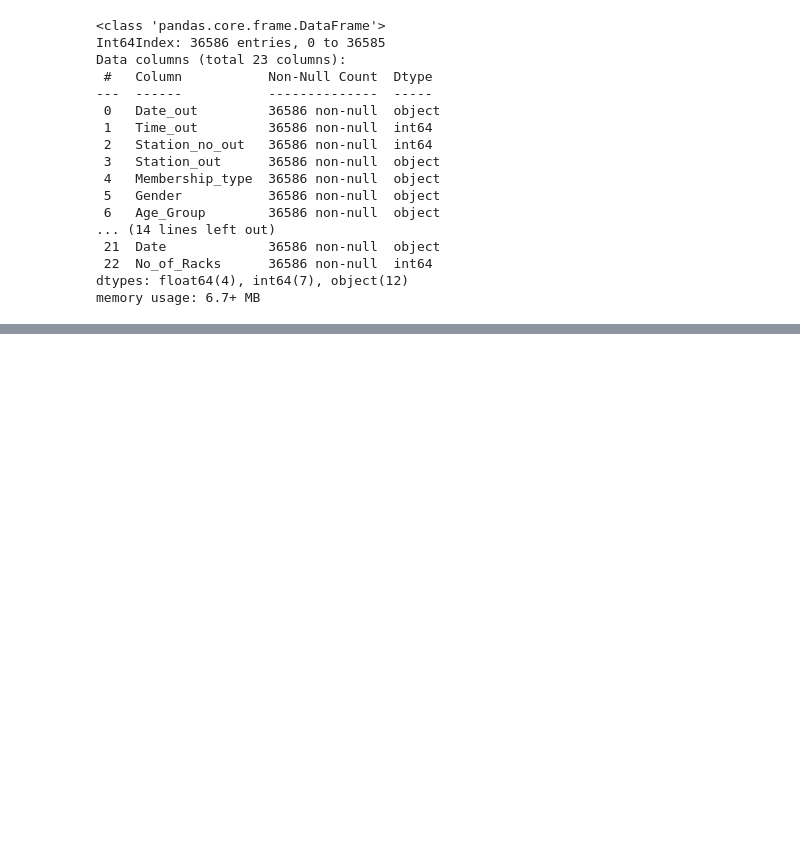
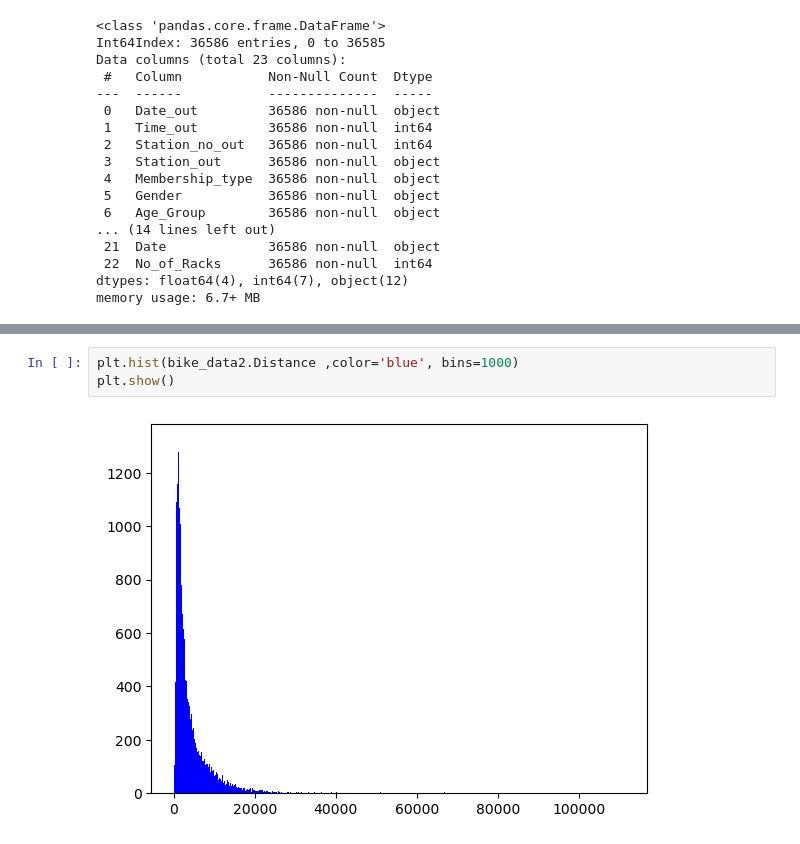
Before and after one commit to Yerial1125/e_learning1, a Jupyter notebook: Untitled.ipynb, the cells around one changed output, grey strips where cells are left out. Cells and saved outputs as stored; diff of their text form; blank space fills up the shorter version.

```diff
--- a/Untitled.ipynb
+++ b/Untitled.ipynb
@@ -437,0 +456,5 @@ memory usage: 6.7+ MB
+# %%
+plt.hist(bike_data2.Distance ,color='blue', bins=1000)
+plt.show()
+# %% [output]
+[figure, added]
```
Also changed, not shown: parts of 9 cells of this notebook.
